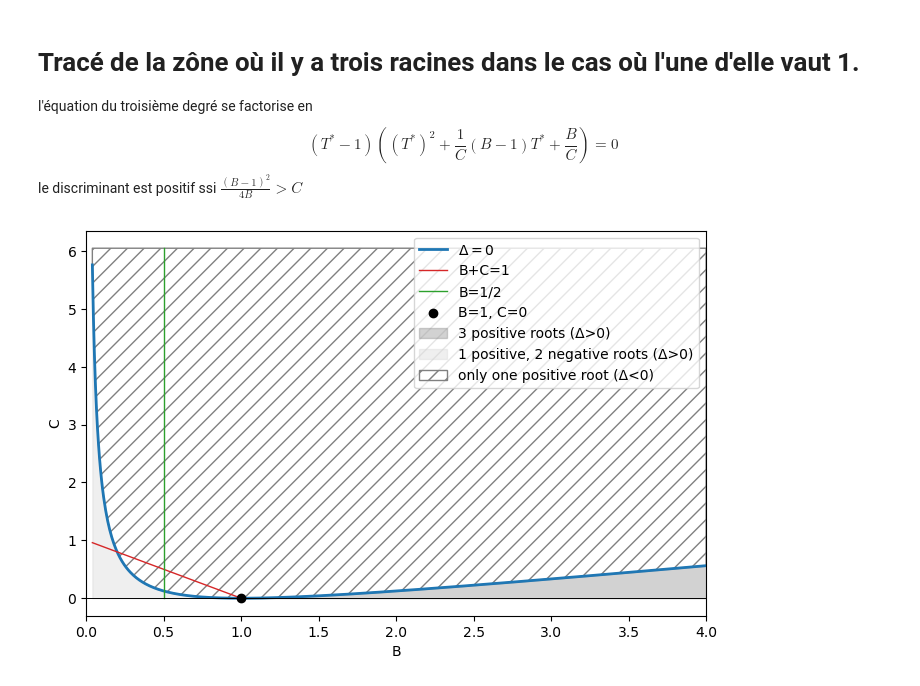
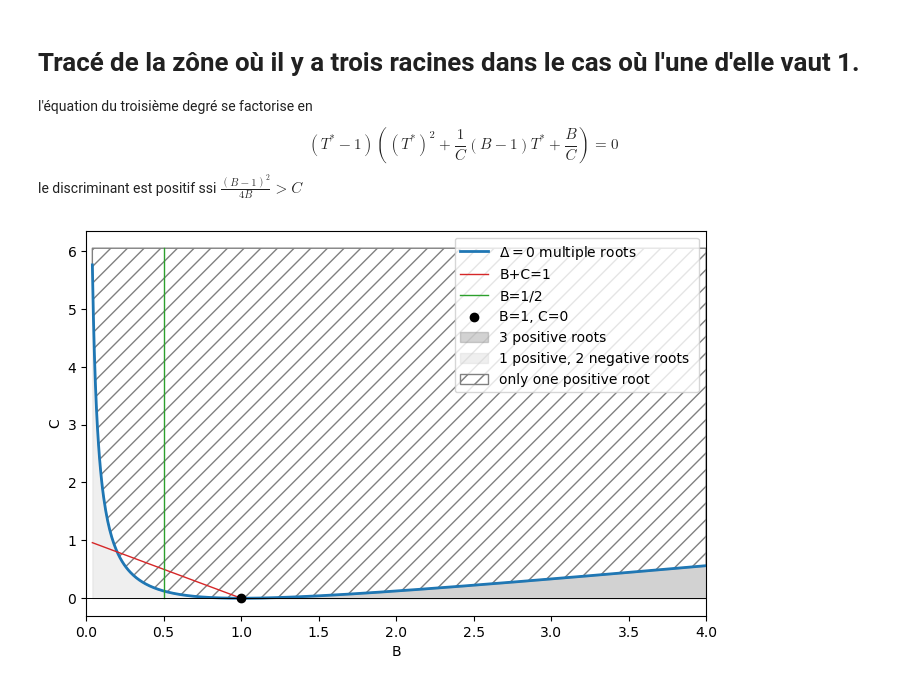
Before and after one commit to azerad/immunomath, a Jupyter notebook: model_arthritis_olivier.ipynb, the cells around one changed output. Saved outputs shown, nothing was run; the diff lists cells and outputs as text; code cells hidden in the pictures.

Commit message:
graphes

```diff
--- a/model_arthritis_olivier.ipynb
+++ b/model_arthritis_olivier.ipynb
@@ -732,38 +732,38 @@ le discriminant est positif ssi $\frac{(B-1)^2}{4B} > C$
 # Trace la courbe C = (B-1)**2/(4B) dans le plan (B, C)
 # Utilise les imports déjà présents dans le notebook (np, plt)
 
 # éviter B = 0 (division par zéro), tracer la branches  positive seulement
 B_pos = np.linspace(0.04, 4, 600)
 
 C_pos = (B_pos - 1)**2 / (4 * B_pos)
 y_top = np.max(C_pos) * 1.05
 plt.figure(figsize=(8,5))
 # plt.plot(B_neg, C_neg, color='tab:orange', lw=2, label='branche B<0')
-plt.plot(B_pos, C_pos, color='tab:blue', lw=2, label=r'$\Delta=0$')
+plt.plot(B_pos, C_pos, color='tab:blue', lw=2, label=r'$\Delta=0$ multiple roots' )
 plt.plot(B_pos[B_pos<1],1-B_pos[B_pos<1], color='tab:red', lw=1, linestyle='-', label='B+C=1'  )
 plt.plot(0.5*np.ones_like(B_pos), np.linspace(0, y_top, len(B_pos))   , color='tab:green', lw=1, linestyle='-', label='B=1/2'  )
 # points et repères utiles
 plt.scatter([1.0], [0.0], color='k', zorder=5, label='B=1, C=0')
 plt.axhline(0, color='k', lw=0.7)
 plt.axvline(0, color='k', lw=0.7, linestyle='--')
 
 plt.xlabel('B')
 plt.ylabel('C')
 #plt.title(r'Courbe $C=\dfrac{(B-1)^2}{4B}$')
 plt.xlim(0, 4)
 # remplir la zone entre la courbe et l'axe des abscisses (B>0)
-plt.fill_between(B_pos, C_pos, 0, where=(B_pos >= 1), color='grey', alpha=0.35, interpolate=True, label='3 positive roots (Δ>0)')
-plt.fill_between(B_pos, C_pos, 0, where=(B_pos < 1), color='lightgrey', alpha=0.35, interpolate=True, label='1 positive, 2 negative roots (Δ>0)')
+plt.fill_between(B_pos, C_pos, 0, where=(B_pos >= 1), color='grey', alpha=0.35, interpolate=True, label='3 positive roots')
+plt.fill_between(B_pos, C_pos, 0, where=(B_pos < 1), color='lightgrey', alpha=0.35, interpolate=True, label='1 positive, 2 negative roots ')
 y_top = np.max(C_pos) * 1.05
 poly = plt.fill_between(B_pos, C_pos, y_top, where=(C_pos <= y_top),
-                        facecolor='none', interpolate=True, label='only one positive root (Δ<0)')
+                        facecolor='none', interpolate=True, label='only one positive root')
 poly.set_edgecolor('gray')
 poly.set_hatch('//')
 plt.legend()
 #plt.show()
 plt.savefig('discriminant_curve.png', format = 'png')
 # %% [output]
-[figure, old version]
+[figure, new version]
 # %%
 #pour A=1,B=4, C=0.1#pour A=1,B=4, C=0.1
 plot_cubics(A=1, B=4, C=0.4)
```
Also changed, not shown: parts of 11 cells of this notebook, 11 other files.
